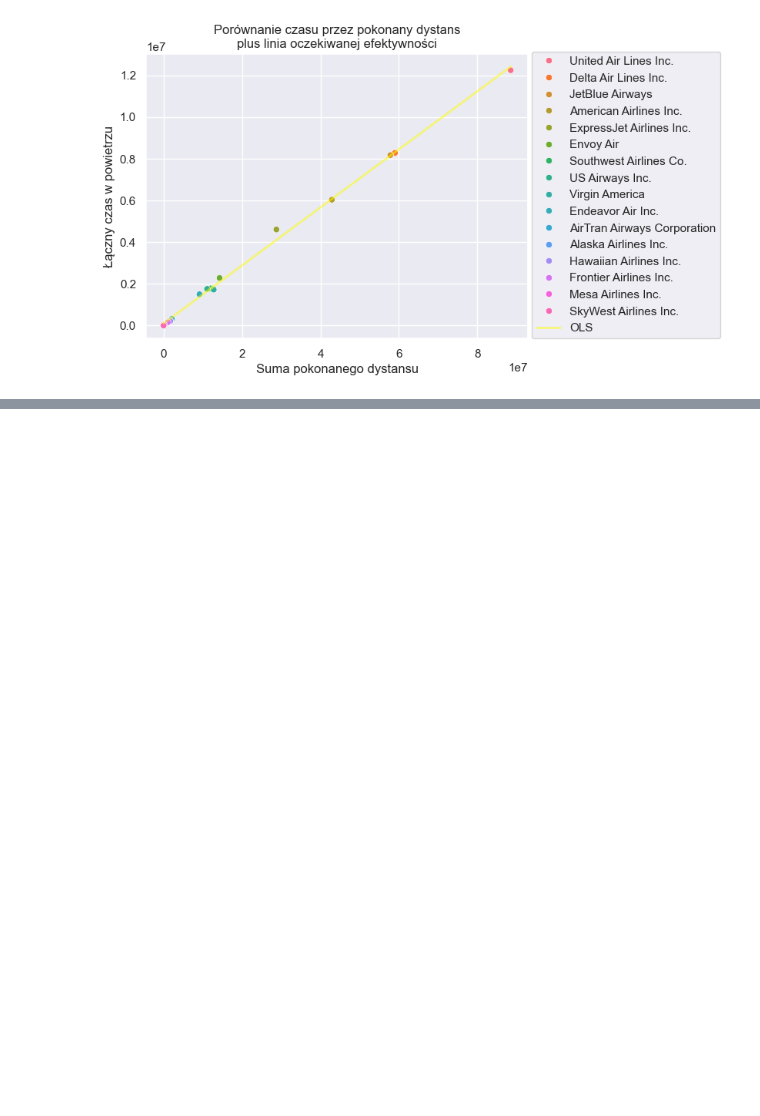
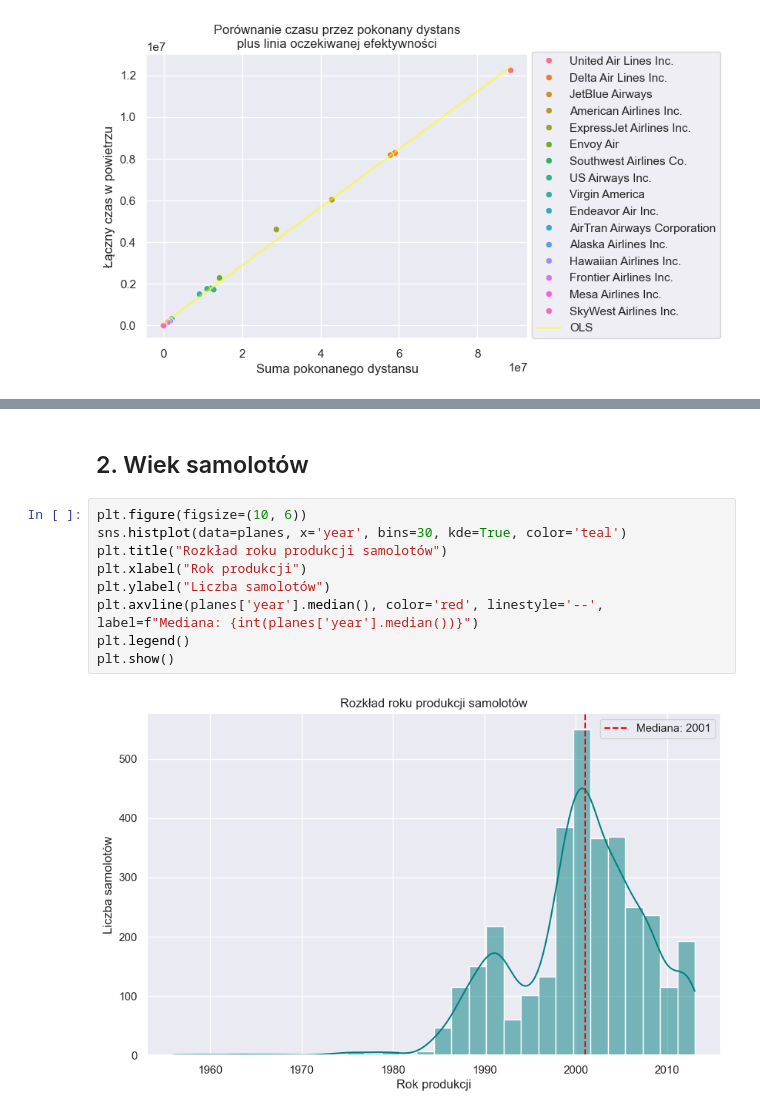
Before and after one commit to xShyen/KursZPythona, a Jupyter notebook: analiza.ipynb, the cells around one changed output, grey strips where cells are left out. Saved outputs shown, nothing was run; the diff lists cells and outputs as text; blank space fills up the shorter version.

```diff
--- a/analiza.ipynb
+++ b/analiza.ipynb
@@ -848,0 +870,13 @@ plt.show()
+# %% [markdown]
+## 2. Wiek samolotów
+# %%
+plt.figure(figsize=(10, 6))
+sns.histplot(data=planes, x='year', bins=30, kde=True, color='teal')
+plt.title("Rozkład roku produkcji samolotów")
+plt.xlabel("Rok produkcji")
+plt.ylabel("Liczba samolotów")
+plt.axvline(planes['year'].median(), color='red', linestyle='--', label=f"Mediana: {int(planes['year'].median())}")
+plt.legend()
+plt.show()
+# %% [output]
+[figure, added]
```
Also changed, not shown: parts of 6 cells of this notebook.
